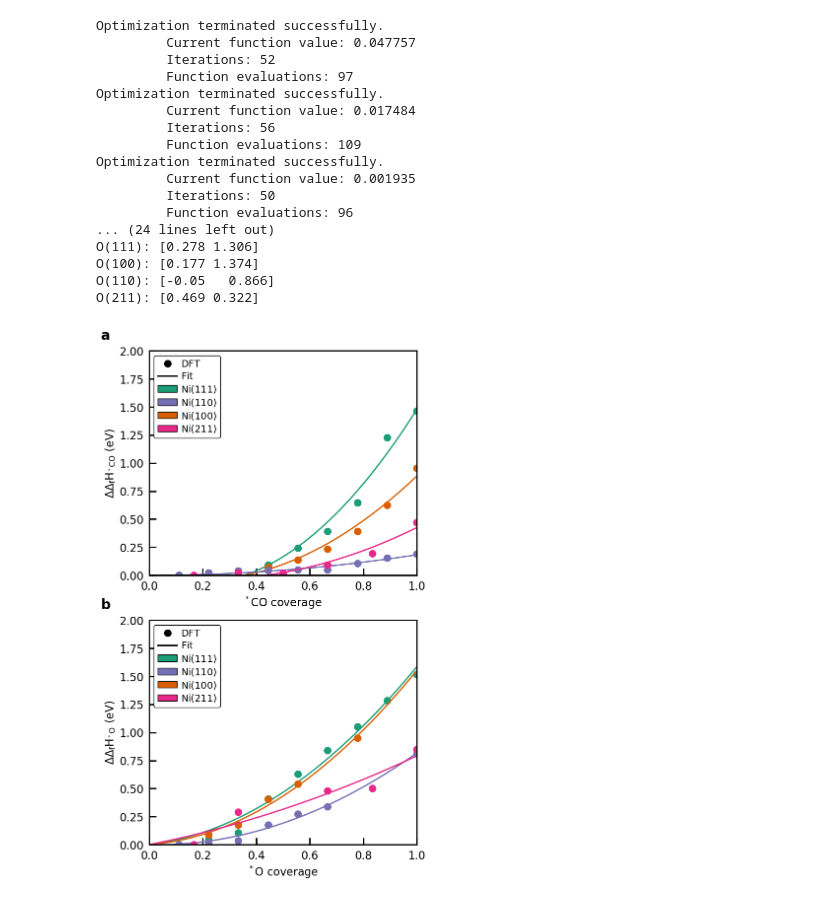
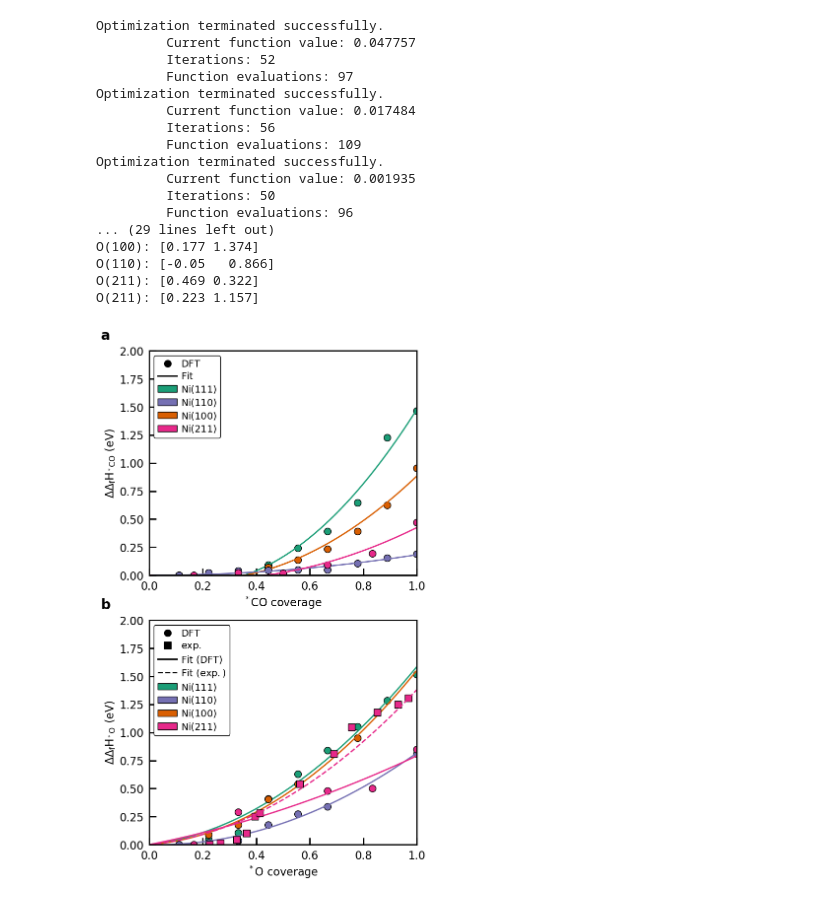
Before and after one commit to bjkreitz/multifacet, a Jupyter notebook: TPD/scripts/covdep_TPD.ipynb, the cells around one changed output. Saved outputs shown, nothing was run; the diff lists cells and outputs as text; code cells hidden in the pictures.

```diff
--- a/TPD/scripts/covdep_TPD.ipynb
+++ b/TPD/scripts/covdep_TPD.ipynb
@@ -103,6 +103,35 @@ theta_o_211 = np.array([1/6, 2/6, 4/6, 5/6, 6/6])
 hcov_o_211=(np.array([-5.213,-4.921,-4.733,-4.711,-4.364])--5.213)
 scov_o_211=(np.array([0.02025,0.02043,0.01254,0.01233,0.01213])-0.02025)/96.485
 
+theta_o_211_exp = np.array([0.22559653,
+0.26637745,
+0.32668114,
+0.36442515,
+0.3956616,
+0.4143167,
+0.56312364,
+0.6902386,
+0.7570499,
+0.85206074,
+0.9305857,
+0.9683297,
+1.045987,
+1.0997831])
+hcov_o_211_exp=-(np.array([619.1771,
+616.71497,
+610.6099,
+599.70624,
+570.7135,
+564.6587,
+515.0143,
+462.98315,
+417.05704,
+391.60675,
+378.24097,
+367.33728,
+351.5596,
+327.36548])-619.1771)/2/96.485
+
 guess_2nd = (-2.0, 6.0)
 h_co_111 = fmin(func=minimize_2nd, x0=guess_2nd, args=(theta_co_111, hcov_co_111))
 h_co_100 = fmin(func=minimize_2nd, x0=guess_2nd, args=(theta_co_100, hcov_co_100))
@@ -119,10 +148,14 @@ h_o_100 = fmin(func=minimize_2nd, x0=guess_2nd, args=(theta_o_100, hcov_o_100))
 h_o_110 = fmin(func=minimize_2nd, x0=guess_2nd, args=(theta_o_110, hcov_o_110))
 h_o_211 = fmin(func=minimize_2nd, x0=guess_2nd, args=(theta_o_211, hcov_o_211))
 
+h_o_211_exp = fmin(func=minimize_2nd, x0=guess_2nd, args=(theta_o_211_exp, hcov_o_211_exp))
+
 print('O(111):', np.round(h_o_111,3))
 print('O(100):', np.round(h_o_100,3))
 print('O(110):', np.round(h_o_110,3))
 print('O(211):', np.round(h_o_211,3))
+print('O(211):', np.round(h_o_211_exp,3))
+
 
 poly_covs = np.linspace(0., 1., 101)
 poly_hcov_co_111 = fit2nd(h_co_111, poly_covs)
@@ -134,6 +167,8 @@ poly_hcov_o_111 = fit2nd(h_o_111, poly_covs)
 poly_hcov_o_100 = fit2nd(h_o_100, poly_covs)
 poly_hcov_o_110 = fit2nd(h_o_110, poly_covs)
 poly_hcov_o_211 = fit2nd(h_o_211, poly_covs)
+
+poly_hcov_o_211_exp = fit2nd(h_o_211_exp, poly_covs)
 
 gs=gridspec.GridSpec(nrows=2, ncols=1)
 gs.update(wspace=0.3, hspace=0.2)
@@ -150,42 +185,48 @@ colors = [colormap(i) for i in np.linspace(0, 1, 8)]
 ax0=plt.subplot(gs[0,0])
 ax1=plt.subplot(gs[1,0])
 
-ax0.plot(theta_co_111, hcov_co_111, color=colors[0], marker='o', linestyle='none')
+ax0.plot(theta_co_111, hcov_co_111, markerfacecolor=colors[0], marker='o', linestyle='none',markeredgecolor='k')
 ax0.plot(poly_covs, poly_hcov_co_111, color=colors[0], linewidth=2)
 
-ax0.plot(theta_co_100, hcov_co_100, color=colors[1], marker='o', linestyle='none')
+ax0.plot(theta_co_100, hcov_co_100, markerfacecolor=colors[1], marker='o', linestyle='none',markeredgecolor='k')
 ax0.plot(poly_covs, poly_hcov_co_100, color=colors[1], linewidth=2)
 
-ax0.plot(theta_co_110, hcov_co_110, color=colors[2], marker='o', linestyle='none')
+ax0.plot(theta_co_110, hcov_co_110, markerfacecolor=colors[2], marker='o', linestyle='none',markeredgecolor='k')
 ax0.plot(poly_covs, poly_hcov_co_110, color=colors[2], linewidth=2)
 
-ax0.plot(theta_co_211, hcov_co_211, color=colors[3], marker='o', linestyle='none')
+ax0.plot(theta_co_211, hcov_co_211, markerfacecolor=colors[3], marker='o', linestyle='none',markeredgecolor='k')
 ax0.plot(poly_covs, poly_hcov_co_211, color=colors[3], linewidth=2)
 
-ax1.plot(theta_o_111, hcov_o_111, color=colors[0], marker='o', linestyle='none')
+ax1.plot(theta_o_111, hcov_o_111, markerfacecolor=colors[0], marker='o', linestyle='none',markeredgecolor='k')
 ax1.plot(poly_covs, poly_hcov_o_111, color=colors[0], linewidth=2)
 
-ax1.plot(theta_o_100, hcov_o_100, color=colors[1], marker='o', linestyle='none')
+ax1.plot(theta_o_100, hcov_o_100, markerfacecolor=colors[1], marker='o', linestyle='none',markeredgecolor='k')
 ax1.plot(poly_covs, poly_hcov_o_100, color=colors[1], linewidth=2)
 
-ax1.plot(theta_o_110, hcov_o_110, color=colors[2], marker='o', linestyle='none')
+ax1.plot(theta_o_110, hcov_o_110, markerfacecolor=colors[2], marker='o', linestyle='none',markeredgecolor='k')
 ax1.plot(poly_covs, poly_hcov_o_110, color=colors[2], linewidth=2)
 
-ax1.plot(theta_o_211, hcov_o_211, color=colors[3], marker='o', linestyle='none')
+ax1.plot(theta_o_211, hcov_o_211, markerfacecolor=colors[3], marker='o', linestyle='none',markeredgecolor='k')
 ax1.plot(poly_covs, poly_hcov_o_211, color=colors[3], linewidth=2)
+
+
+ax1.plot(theta_o_211_exp, hcov_o_211_exp, markerfacecolor=colors[3], marker='s', linestyle='none',markeredgecolor='k')
+ax1.plot(poly_covs, poly_hcov_o_211_exp, color=colors[3], linewidth=2,linestyle='dashed')
 
 #dummys
 ax0.plot(100, 100, color='k',marker='o', linewidth=2,linestyle='None', label='$\mathrm{DFT}$')
 ax0.plot(100, 100, color='k',marker='None', linewidth=2,linestyle='solid', label='$\mathrm{Fit}$')
 
 ax1.plot(100, 100, color='k',marker='o', linewidth=2,linestyle='None', label='$\mathrm{DFT}$')
-ax1.plot(100, 100, color='k',marker='None', linewidth=2,linestyle='solid', label='$\mathrm{Fit}$')
+ax1.plot(100, 100, color='k',marker='s', linewidth=2,linestyle='None', label='$\mathrm{exp.}$')
+ax1.plot(100, 100, color='k',marker='None', linewidth=2,linestyle='solid', label='$\mathrm{Fit\ (DFT)}$')
+ax1.plot(100, 100, color='k',marker='None', linewidth=2,linestyle='dashed', label='$\mathrm{Fit\ (exp.)}$')
 
 handles, labels = ax0.get_legend_handles_labels()
 ax0.legend(handles=[handles[0], handles[1],  patch_Ni111, patch_Ni100,patch_Ni110,patch_Ni211])
 
 handles, labels = ax1.get_legend_handles_labels()
-ax1.legend(handles=[handles[0], handles[1],  patch_Ni111, patch_Ni100,patch_Ni110,patch_Ni211])
+ax1.legend(handles=[handles[0], handles[1], handles[2],handles[3], patch_Ni111, patch_Ni100,patch_Ni110,patch_Ni211])
 
 ax0.set_ylabel('$\mathrm{\Delta\Delta_f H_{^*CO}\ (eV)}$')
 ax0.set_ylim([0, 2])
@@ -194,36 +235,36 @@ ax0.set_xlabel('$\mathrm{^*CO\ coverage}$')
 
 ax1.set_ylabel('$\mathrm{\Delta\Delta_f H_{^*O}\ (eV)}$')
 ax1.set_ylim([0, 2])
 ax1.set_xlim([0, 1])
 ax1.set_xlabel('$\mathrm{^*O\ coverage}$')
 
 
 import string
 ax0.text(-0.18, 1.05, string.ascii_lowercase[0], transform=ax0.transAxes, size=20, weight='bold')
 ax1.text(-0.18, 1.05, string.ascii_lowercase[1], transform=ax1.transAxes, size=20, weight='bold')
 
 plt.savefig('coverae_dependence_multifacet.pdf', transparent=False, bbox_inches='tight')
 #plt.savefig('enthalpy_multifacet.png', dpi=300, transparent=False, bbox_inches='tight')
 plt.show()
 # %% [output]
 Optimization terminated successfully.
          Current function value: 0.047757
          Iterations: 52
          Function evaluations: 97
 Optimization terminated successfully.
          Current function value: 0.017484
          Iterations: 56
          Function evaluations: 109
 Optimization terminated successfully.
          Current function value: 0.001935
          Iterations: 50
          Function evaluations: 96
-... (24 lines left out)
-O(111): [0.278 1.306]
+... (29 lines left out)
 O(100): [0.177 1.374]
 O(110): [-0.05   0.866]
 O(211): [0.469 0.322]
+O(211): [0.223 1.157]
-[figure, old version]
+[figure, new version]
 # %%
 from scipy.optimize import fmin
 import numpy as np
```
Also changed, not shown: 9 other files.
